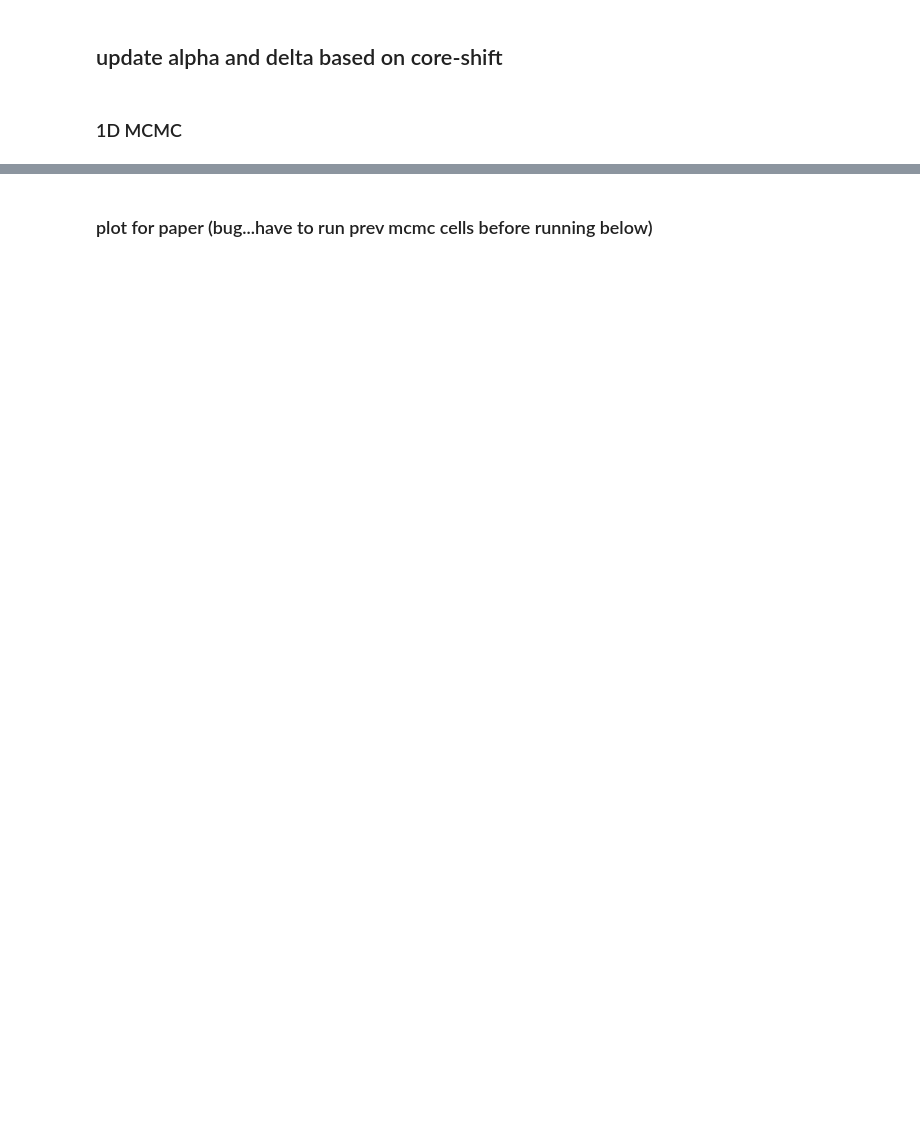
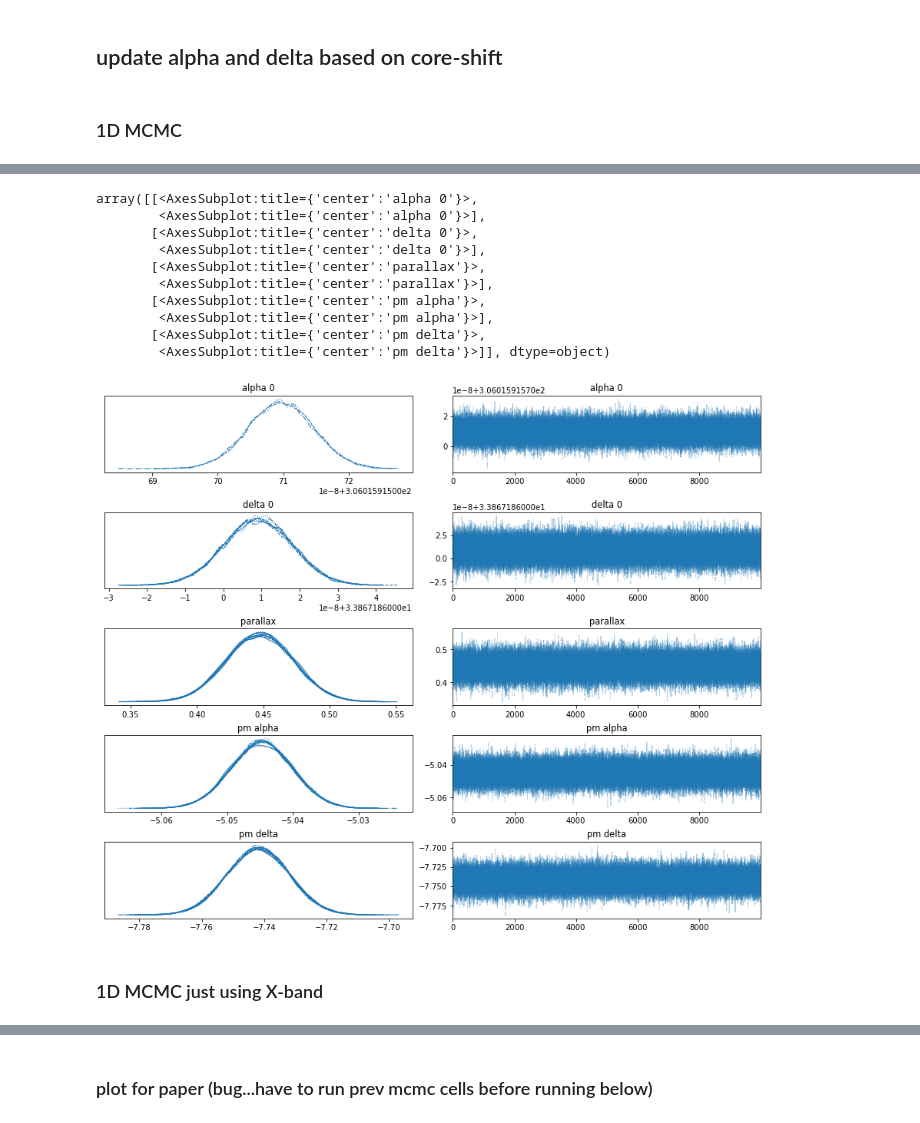
Before and after one commit to BHXRBs/VLBI-GAIA-Astrometry-V404Cygni-MAXIJ1820, a Jupyter notebook: astrometryV404.ipynb, the cells around one changed output, grey strips where cells are left out. Drawn from its saved outputs; the diff is of its cells as text; code cells hidden in the pictures; blank space fills up the shorter version.

```diff
--- a/astrometryV404.ipynb
+++ b/astrometryV404.ipynb
@@ -1043,0 +1121,16 @@ findfont: Font family ['Helvetica'] not found. Falling back to DejaVu Sans.
+# %%
+pm.traceplot(V404_trace_2DX)
+# %% [output]
+array([[<AxesSubplot:title={'center':'alpha 0'}>,
+        <AxesSubplot:title={'center':'alpha 0'}>],
+       [<AxesSubplot:title={'center':'delta 0'}>,
+        <AxesSubplot:title={'center':'delta 0'}>],
+       [<AxesSubplot:title={'center':'parallax'}>,
+        <AxesSubplot:title={'center':'parallax'}>],
+       [<AxesSubplot:title={'center':'pm alpha'}>,
+        <AxesSubplot:title={'center':'pm alpha'}>],
+       [<AxesSubplot:title={'center':'pm delta'}>,
+        <AxesSubplot:title={'center':'pm delta'}>]], dtype=object)
+[figure, added]
+# %% [markdown]
+### 1D MCMC just using X-band
```
Also changed, not shown: parts of 22 cells of this notebook, 14 other files.
